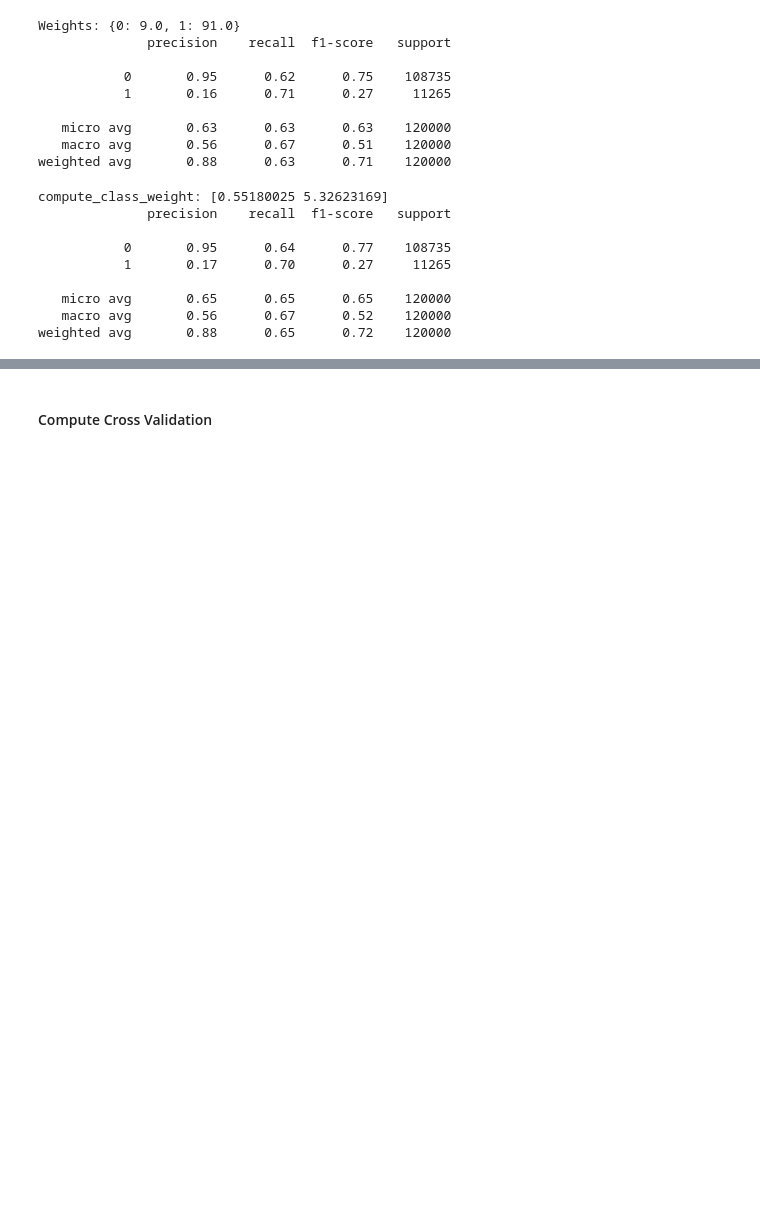
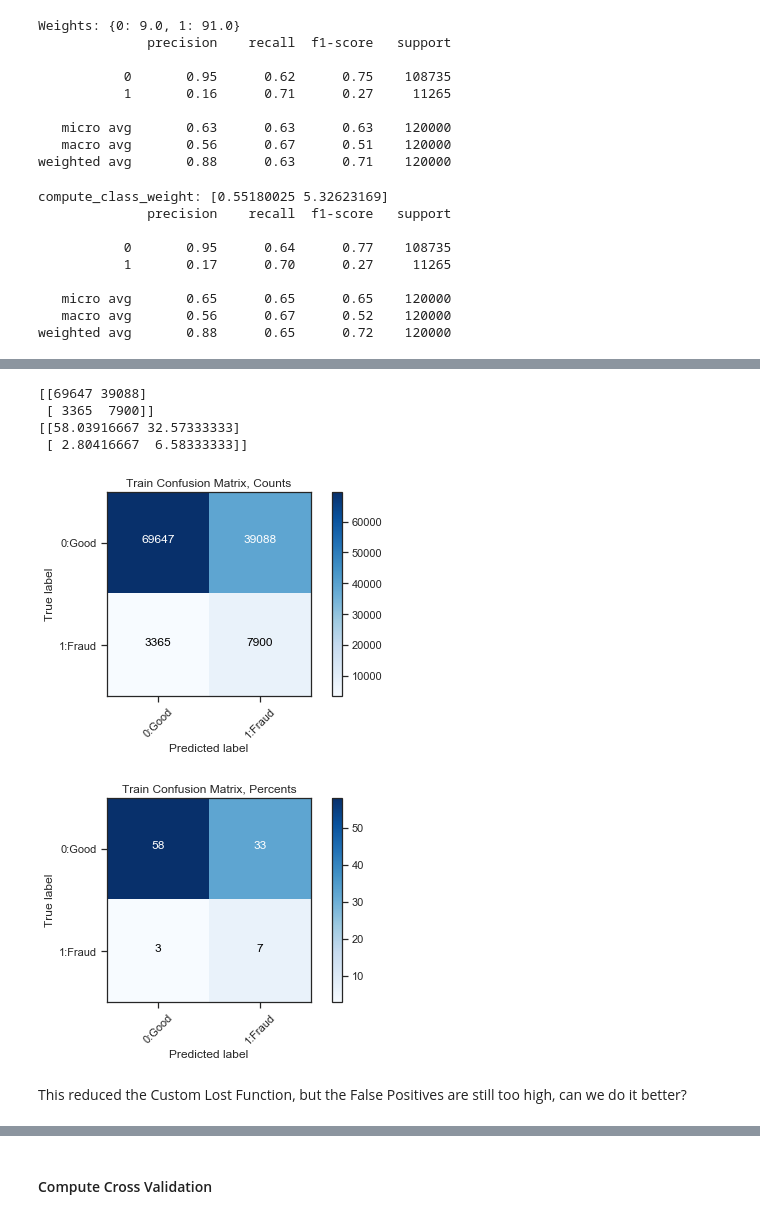
Before and after one commit to edwinfcampos/Showcase, a Jupyter notebook: FraudPredictionElectronica1.ipynb, the cells around one changed output, grey strips where cells are left out. Saved outputs shown, nothing was run; the diff lists cells and outputs as text; code cells hidden in the pictures; blank space fills up the shorter version.

Commit message:
complete Logistic Regression with F2

```diff
--- a/FraudPredictionElectronica1.ipynb
+++ b/FraudPredictionElectronica1.ipynb
@@ -353,0 +605,18 @@ Best: 0.765200 using {'class_weight': {0: 100, 1: 1}}
+# %%
+#Predict values based on new parameters
+y_pred_final = grid.predict(X_train)
+
+# New Model Evaluation metrics
+print('Custom Lost Function: $' + str(custom_loss_func(X_train, y_train, y_pred_final)) )
+print('Accuracy Score : ' + str(accuracy_score(y_train,y_pred_final)))
+print('Precision Score : ' + str(precision_score(y_train,y_pred_final)))
+print('Recall Score : ' + str(recall_score(y_train,y_pred_final)))
+print('F1 Score : ' + str(f1_score(y_train,y_pred_final)))
+
+#Logistic Regression (Grid Search) Confusion matrix
+confusion_matrix(y_train,y_pred_final)
+
+# Final (Grid Search) Confusion Matrix on Training dataset
+conf_matrix_train = confusion_matrix(y_train, y_pred_final)
+print('Confusion Matrix:')
+print(conf_matrix_train)
@@ -353,0 +632,24 @@ Best: 0.765200 using {'class_weight': {0: 100, 1: 1}}
+# %%
+# Plot Confusion Matrix in counts
+plt.figure()
+plot_confusion_matrix(conf_matrix_train, classes=['0:Good','1:Fraud'],
+                      title="Train Confusion Matrix, Counts")
+plt.figure()
+plt.show
+plt.savefig('conf_matrix_counts_train.png')
+
+# Plot Confusion Matrix in percents
+conf_matrix_train_percents = 100.0 * conf_matrix_train /float(len(y_train))
+plot_confusion_matrix(conf_matrix_train_percents, classes=['0:Good','1:Fraud'],
+                      title="Train Confusion Matrix, Percents")
+plt.show
+plt.savefig('conf_matrix_prcnts_train.png')
+# %% [output]
+[[69647 39088]
+ [ 3365  7900]]
+[[58.03916667 32.57333333]
+ [ 2.80416667  6.58333333]]
+[figure, added]
+[figure, added]
+# %% [markdown]
+This reduced the Custom Lost Function, but the False Positives are still too high, can we do it better?
```
Also changed, not shown: parts of 29 cells of this notebook.
